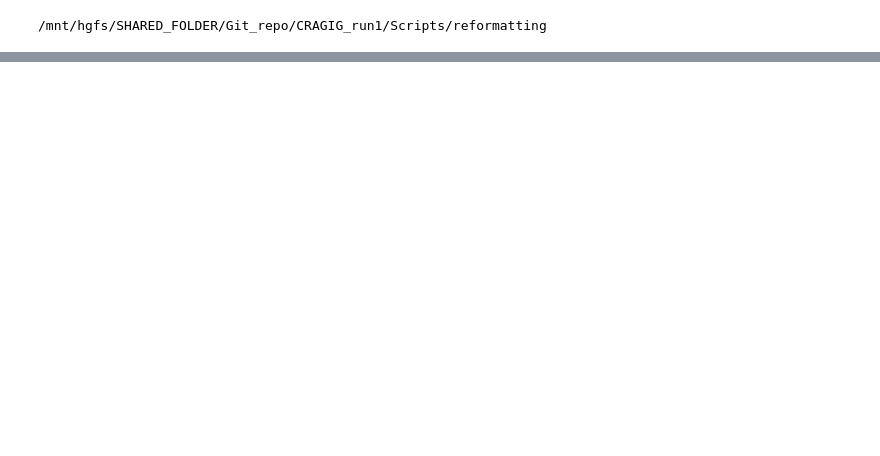
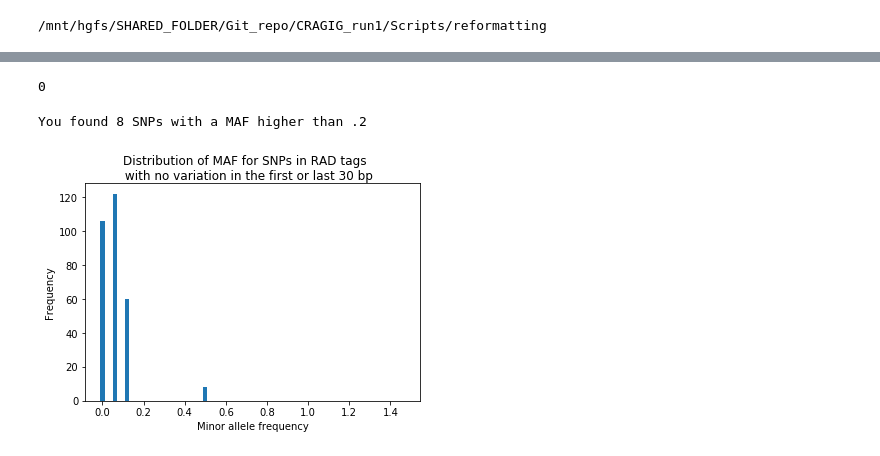
Before and after one commit to nclowell/RAD_scallops, a Jupyter notebook: CRAGIG_run1/Notebooks/IDing_SNPs_for_parentage/First_look_at_SNPs_for_parentage.ipynb, the cells around one changed output, grey strips where cells are left out. Saved outputs shown, nothing was run; the diff lists cells and outputs as text; code cells hidden in the pictures; blank space fills up the shorter version.

```diff
--- a/CRAGIG_run1/Notebooks/IDing_SNPs_for_parentage/First_look_at_SNPs_for_parentage.ipynb
+++ b/CRAGIG_run1/Notebooks/IDing_SNPs_for_parentage/First_look_at_SNPs_for_parentage.ipynb
@@ -200,7 +204,7 @@ import numpy as np
 -o ../../../../WorkingFolder/Stacks_2/filtered_genepop_files/transGP_snps_post_filter_20170413.csv
 # %%
 # get into numpy array
-GP = open("../../../../WorkingFolder/Stacks_2/filtered_genepop_files/trans")
+GP = open("../../../../WorkingFolder/Stacks_2/filtered_genepop_files/trans_GP_post_filter_SNPs_20170413.csv")
 # %%
 lines = GP.readlines()
 GP.close()
@@ -231,5 +235,6 @@ num_rows
 # %%
 GP30_list = []
+kept_SNP_names = []
 
 count = 0
 for i in range(1,num_rows):
@@ -239,5 +244,10 @@ for i in range(1,num_rows):
     snp_name_list = snp_name.split("_")
     tag_num = int(snp_name_list[0])
     if tag_num in keep_SNPs_30:
+        kept_SNP_names.append(snp_name)
         rowaslist = list(row)
         GP30_list.append(rowaslist)
+# %%
+final_list = [array_list[0]]
+for lillist in GP30_list:
+    final_list.append(lillist)
@@ -244,3 +266,3 @@ for i in range(1,num_rows):
 # %%
-GP30_array = np.array(GP30_list)
+GP30_array = np.array(final_list)
 # %%
@@ -251,0 +318,38 @@ print GP30_array[0:9,0:9]
+# %%
+# checking to see if all biallelic
+
+count = 0
+for item in all_maf_dict.values():
+    length = len(item)
+    if length > 2:
+        count += 1
+print count
+
+# 0 means no SNPs had more than two alleles
+# %% [output]
+0
+# %%
+import matplotlib.pyplot as plt
+import numpy as np
+
+maf_list = []
+count = 0
+
+for SNP in kept_SNP_names:
+    afs = all_maf_dict[SNP]
+    afs.sort()
+    maf_list.append(afs[0])
+    if afs[0] > .2:
+        count += 1
+print "You found " + str(count) + " SNPs with a MAF higher than .2"
+
+# np.arange(0,max(within_ints_rag_rd_99)+1,10)-5)
+
+plt.hist(maf_list, np.arange(0,max(maf_list)+1,.02)-.01)
+plt.suptitle("Distribution of MAF for SNPs in RAD tags \n with no variation in the first or last 30 bp")
+plt.xlabel("Minor allele frequency")
+plt.ylabel("Frequency")
+plt.show()
+# %% [output]
+You found 8 SNPs with a MAF higher than .2
+[figure, added]
```
Also changed, not shown: parts of 7 cells of this notebook, 2 other files.
